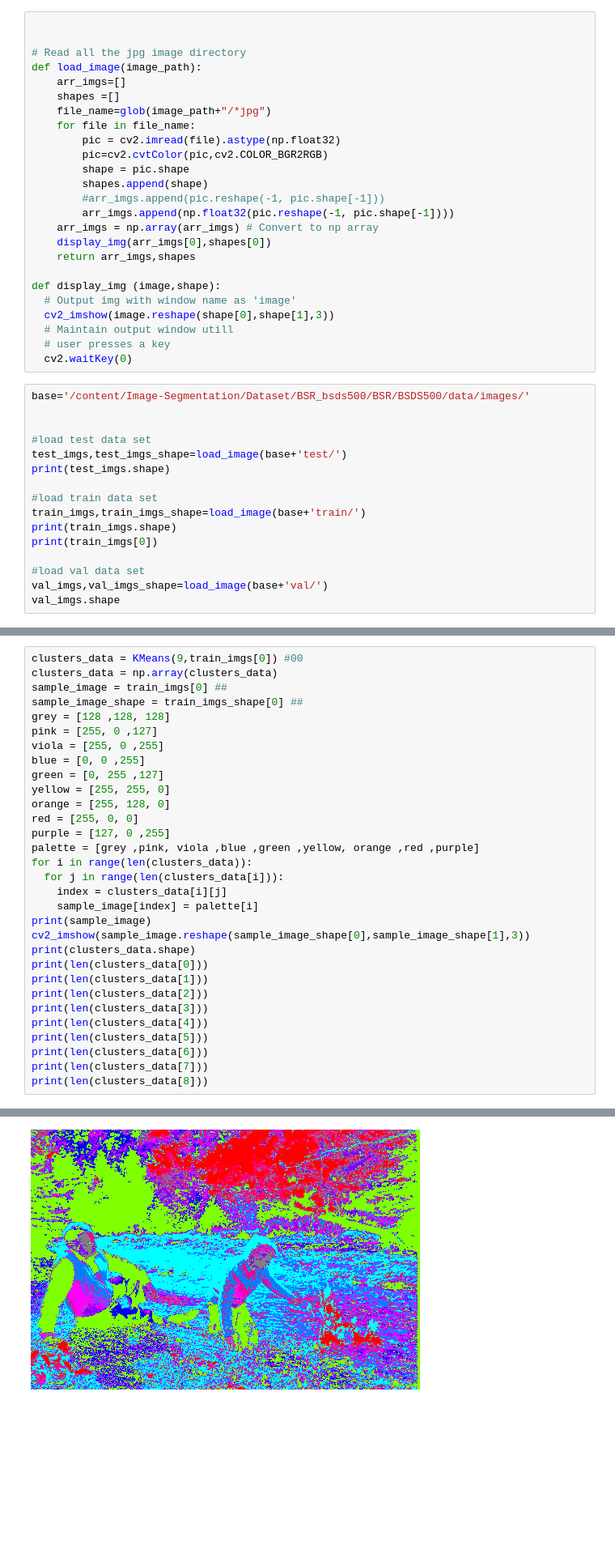
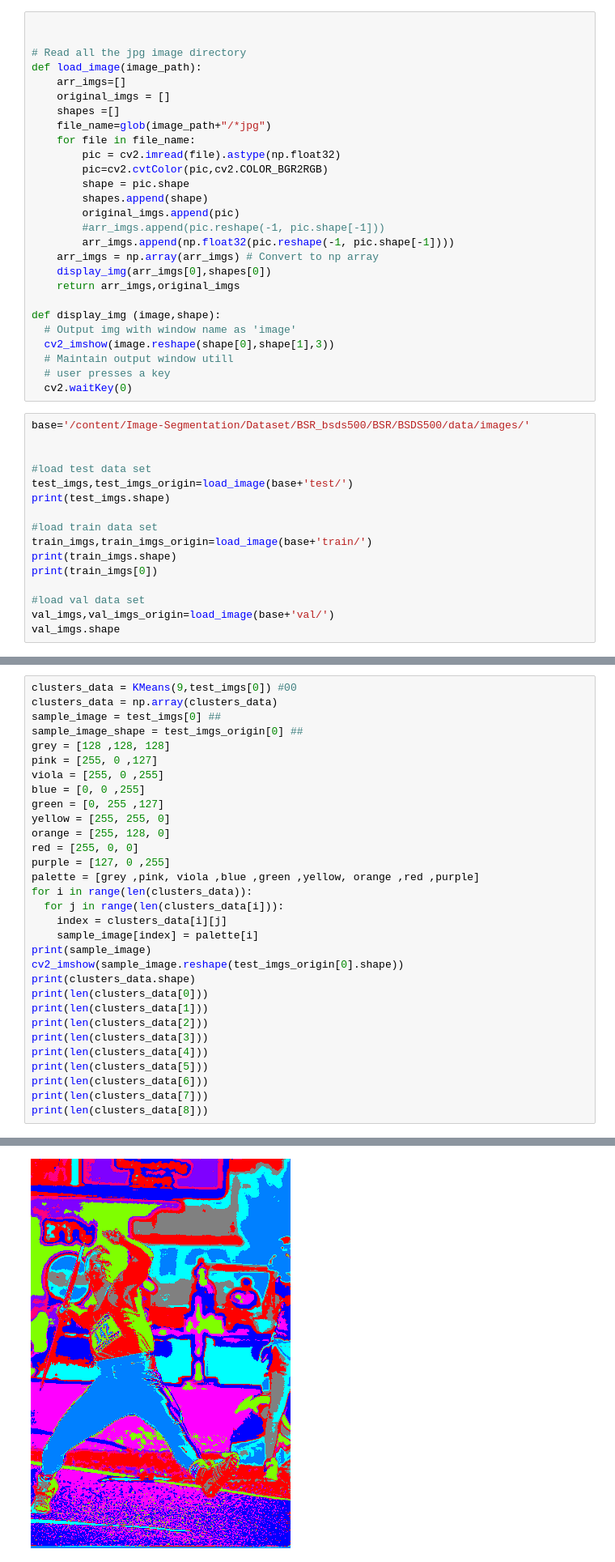
Before and after one commit to osamasherif22/Image-Segmentation, a Jupyter notebook: PR_Ass_2_Image_Segmentation_.ipynb, the cells around one changed output, grey strips where cells are left out. Shown at 81% size. Drawn from its saved outputs; the diff is of its cells as text; blank space fills up the shorter version.

```diff
--- a/PR_Ass_2_Image_Segmentation_.ipynb
+++ b/PR_Ass_2_Image_Segmentation_.ipynb
@@ -173,6 +173,7 @@ def KMeans(k,items):
 # Read all the jpg image directory
 def load_image(image_path):
     arr_imgs=[]
+    original_imgs = []
     shapes =[]
     file_name=glob(image_path+"/*jpg")
     for file in file_name:
@@ -180,11 +181,12 @@ def load_image(image_path):
         pic=cv2.cvtColor(pic,cv2.COLOR_BGR2RGB)
         shape = pic.shape
         shapes.append(shape)
+        original_imgs.append(pic)
         #arr_imgs.append(pic.reshape(-1, pic.shape[-1]))
         arr_imgs.append(np.float32(pic.reshape(-1, pic.shape[-1])))
     arr_imgs = np.array(arr_imgs) # Convert to np array
     display_img(arr_imgs[0],shapes[0])
-    return arr_imgs,shapes
+    return arr_imgs,original_imgs
 
 def display_img (image,shape):
   # Output img with window name as 'image'
@@ -197,15 +199,15 @@ base='/content/Image-Segmentation/Dataset/BSR_bsds500/BSR/BSDS500/data/images/'
 
 
 #load test data set
-test_imgs,test_imgs_shape=load_image(base+'test/')
+test_imgs,test_imgs_origin=load_image(base+'test/')
 print(test_imgs.shape)
 
 #load train data set
-train_imgs,train_imgs_shape=load_image(base+'train/')
+train_imgs,train_imgs_origin=load_image(base+'train/')
 print(train_imgs.shape)
 print(train_imgs[0])
 
 #load val data set
-val_imgs,val_imgs_shape=load_image(base+'val/')
+val_imgs,val_imgs_origin=load_image(base+'val/')
 val_imgs.shape
 # %% [output]
@@ -368,8 +367,8 @@ Clipping input data to the valid range for imshow with RGB data ([0..1] for floa
 # %%
-clusters_data = KMeans(9,train_imgs[0]) #00
+clusters_data = KMeans(9,test_imgs[0]) #00
 clusters_data = np.array(clusters_data)
-sample_image = train_imgs[0] ##
-sample_image_shape = train_imgs_shape[0] ##
+sample_image = test_imgs[0] ##
+sample_image_shape = test_imgs_origin[0] ##
 grey = [128 ,128, 128]
 pink = [255, 0 ,127]
 viola = [255, 0 ,255]
@@ -385,7 +384,7 @@ for i in range(len(clusters_data)):
     index = clusters_data[i][j]
     sample_image[index] = palette[i]
 print(sample_image)
-cv2_imshow(sample_image.reshape(sample_image_shape[0],sample_image_shape[1],3))
+cv2_imshow(sample_image.reshape(test_imgs_origin[0].shape))
 print(clusters_data.shape)
 print(len(clusters_data[0]))
 print(len(clusters_data[1]))
@@ -410,2 +409,2 @@ CLUSTERS --------------------------------- [[0, 1, 2, 7, 8, 9, 10, 12, 14, 15, 1
-[figure, old version]
+[figure, new version]
 (9,)
```
Also changed, not shown: parts of 6 cells of this notebook.
